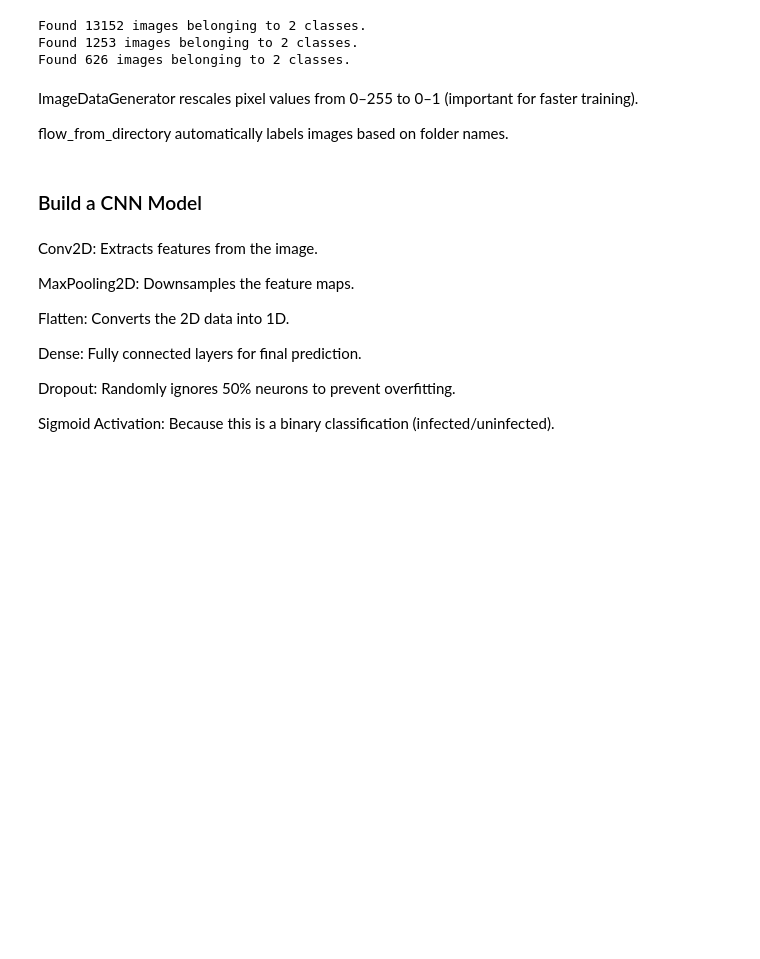
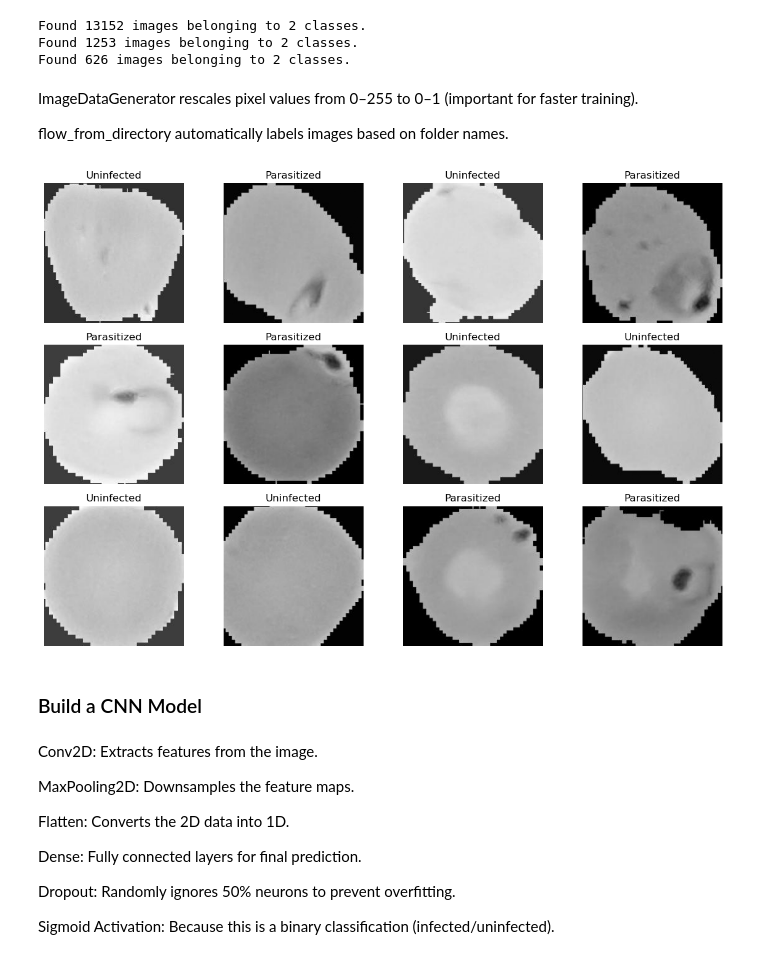
Before and after one commit to randellmwania/malaria-detection-Image-classification, a Jupyter notebook: malaria_detection_cnn.ipynb, the cells around one changed output. Drawn from its saved outputs; the diff is of its cells as text; code cells hidden in the pictures; blank space fills up the shorter version.

```diff
--- a/malaria_detection_cnn.ipynb
+++ b/malaria_detection_cnn.ipynb
@@ -42,6 +45,23 @@ Found 626 images belonging to 2 classes.
 ImageDataGenerator rescales pixel values from 0–255 to 0–1 (important for faster training).
 
 flow_from_directory automatically labels images based on folder names.
+# %%
+# Grab a batch of images and labels
+images, labels = next(iter(train_data))
+
+# Plot some of them
+plt.figure(figsize=(12, 8))
+
+for i in range(12):  # Show 12 images
+    plt.subplot(3, 4, i+1)
+    plt.imshow(images[i])
+    plt.title('Parasitized' if labels[i]==0 else 'Uninfected')
+    plt.axis('off')
+
+plt.tight_layout()
+plt.show()
+# %% [output]
+[figure, added]
 # %% [markdown]
 ### Build a CNN Model
 # %%
```
Also changed, not shown: parts of 7 cells of this notebook.
